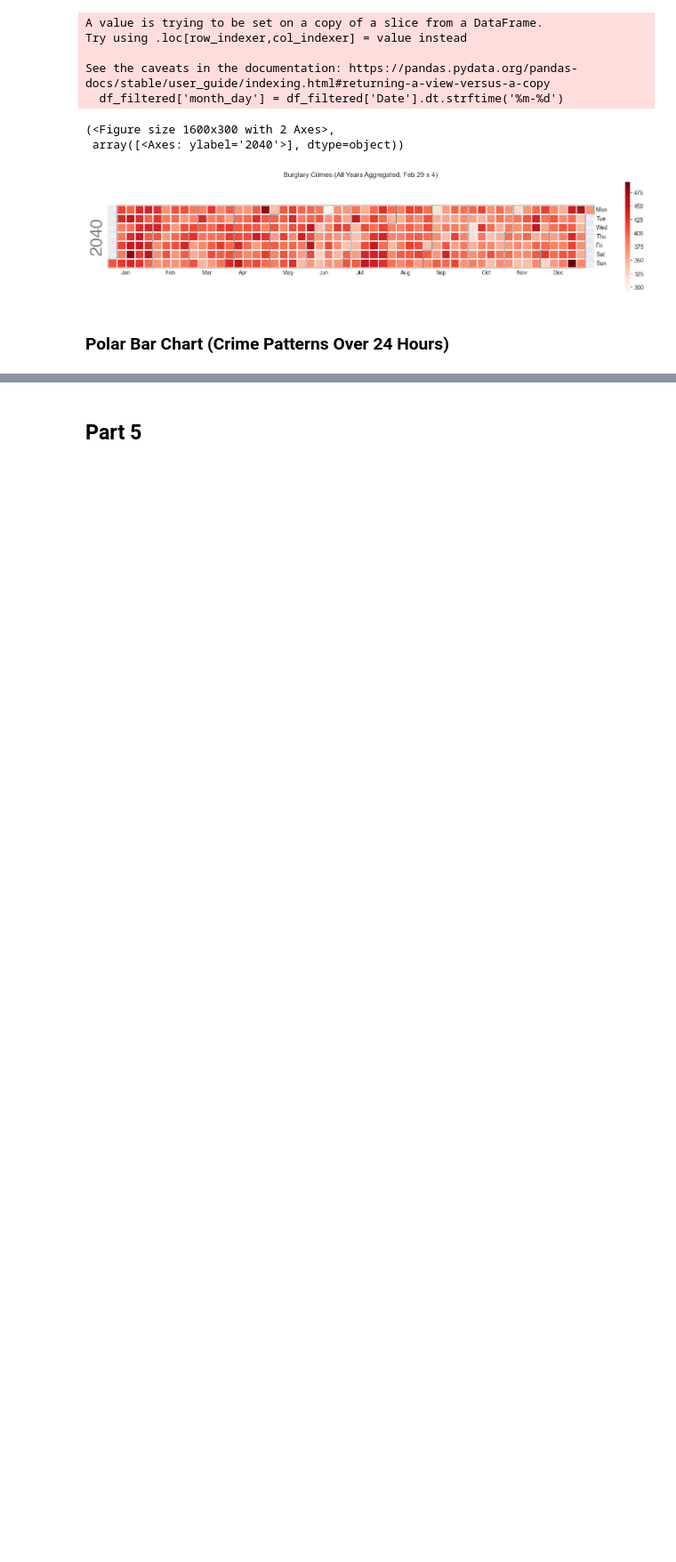
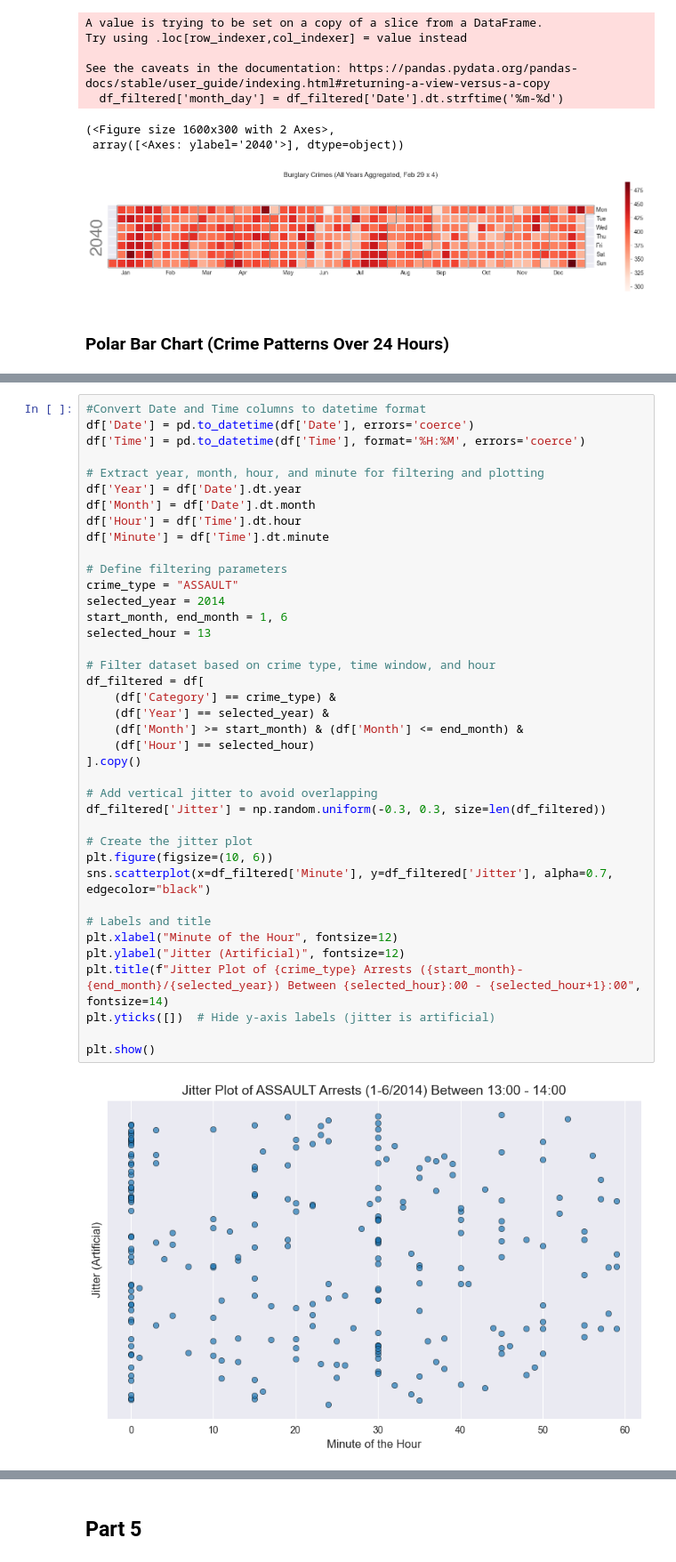
Before and after one commit to mathiaskrois/-socialdata2025-MMC-, a Jupyter notebook: Assignments/A1/A1.ipynb, the cells around one changed output, grey strips where cells are left out. Shown at 89% size. Drawn from its saved outputs; the diff is of its cells as text; blank space fills up the shorter version.

```diff
--- a/Assignments/A1/A1.ipynb
+++ b/Assignments/A1/A1.ipynb
@@ -400,0 +403,41 @@ plt.show()
+# %%
+#Convert Date and Time columns to datetime format
+df['Date'] = pd.to_datetime(df['Date'], errors='coerce')
+df['Time'] = pd.to_datetime(df['Time'], format='%H:%M', errors='coerce')
+
+# Extract year, month, hour, and minute for filtering and plotting
+df['Year'] = df['Date'].dt.year
+df['Month'] = df['Date'].dt.month
+df['Hour'] = df['Time'].dt.hour
+df['Minute'] = df['Time'].dt.minute
+
+# Define filtering parameters
+crime_type = "ASSAULT"
+selected_year = 2014
+start_month, end_month = 1, 6
+selected_hour = 13
+
+# Filter dataset based on crime type, time window, and hour
+df_filtered = df[
+    (df['Category'] == crime_type) &
+    (df['Year'] == selected_year) &
+    (df['Month'] >= start_month) & (df['Month'] <= end_month) &
+    (df['Hour'] == selected_hour)
+].copy()
+
+# Add vertical jitter to avoid overlapping
+df_filtered['Jitter'] = np.random.uniform(-0.3, 0.3, size=len(df_filtered))
+
+# Create the jitter plot
+plt.figure(figsize=(10, 6))
+sns.scatterplot(x=df_filtered['Minute'], y=df_filtered['Jitter'], alpha=0.7, edgecolor="black")
+
+# Labels and title
+plt.xlabel("Minute of the Hour", fontsize=12)
+plt.ylabel("Jitter (Artificial)", fontsize=12)
+plt.title(f"Jitter Plot of {crime_type} Arrests ({start_month}-{end_month}/{selected_year}) Between {selected_hour}:00 - {selected_hour+1}:00", fontsize=14)
+plt.yticks([])  # Hide y-axis labels (jitter is artificial)
+
+plt.show()
+# %% [output]
+[figure, added]
```
Also changed, not shown: parts of 26 cells of this notebook.
